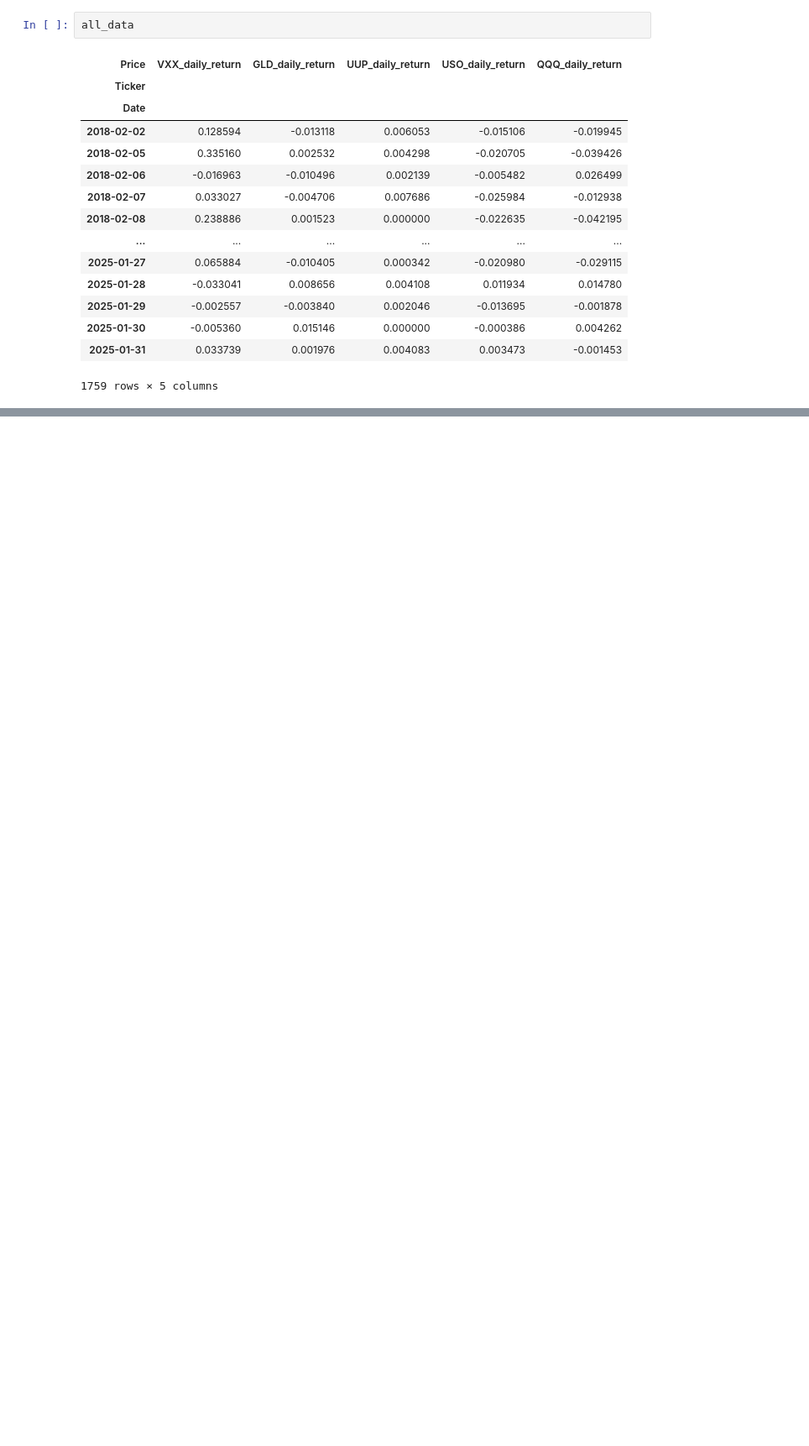
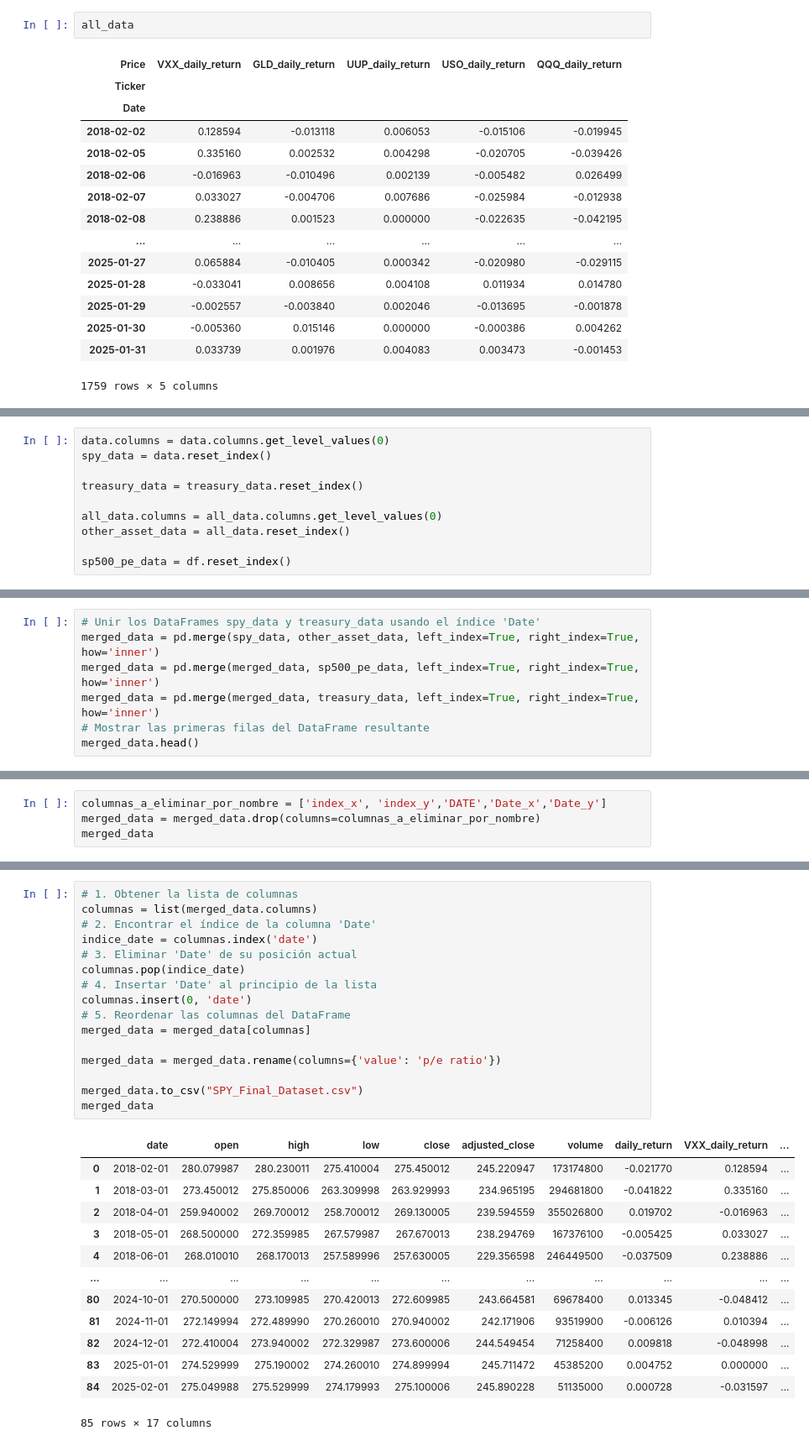
Before and after one commit to ivan-a30/Proyecto-Trading, a Jupyter notebook: SP500-Predicction.ipynb, the cells around one changed output, grey strips where cells are left out. Shown at 84% size. Drawn from its saved outputs; the diff is of its cells as text; blank space fills up the shorter version.

```diff
--- a/SP500-Predicction.ipynb
+++ b/SP500-Predicction.ipynb
@@ -338,0 +392,10 @@ df
+# %%
+data.columns = data.columns.get_level_values(0)
+spy_data = data.reset_index()
+
+treasury_data = treasury_data.reset_index()
+
+all_data.columns = all_data.columns.get_level_values(0)
+other_asset_data = all_data.reset_index()
+
+sp500_pe_data = df.reset_index()
@@ -338,0 +418,7 @@ df
+# %%
+# Unir los DataFrames spy_data y treasury_data usando el índice 'Date'
+merged_data = pd.merge(spy_data, other_asset_data, left_index=True, right_index=True, how='inner')
+merged_data = pd.merge(merged_data, sp500_pe_data, left_index=True, right_index=True, how='inner')
+merged_data = pd.merge(merged_data, treasury_data, left_index=True, right_index=True, how='inner')
+# Mostrar las primeras filas del DataFrame resultante
+merged_data.head()
@@ -338,0 +433,4 @@ df
+# %%
+columnas_a_eliminar_por_nombre = ['index_x', 'index_y','DATE','Date_x','Date_y']
+merged_data = merged_data.drop(columns=columnas_a_eliminar_por_nombre)
+merged_data
@@ -338,0 +451,30 @@ df
+# %%
+# 1. Obtener la lista de columnas
+columnas = list(merged_data.columns)
+# 2. Encontrar el índice de la columna 'Date'
+indice_date = columnas.index('date')
+# 3. Eliminar 'Date' de su posición actual
+columnas.pop(indice_date)
+# 4. Insertar 'Date' al principio de la lista
+columnas.insert(0, 'date')
+# 5. Reordenar las columnas del DataFrame
+merged_data = merged_data[columnas]
+
+merged_data = merged_data.rename(columns={'value': 'p/e ratio'})
+
+merged_data.to_csv("SPY_Final_Dataset.csv")
+merged_data
+# %% [output]
+|  | date | open | high | low | close | adjusted_close | volume | daily_return | VXX_daily_return | ... |
+| 0 | 2018-02-01 | 280.079987 | 280.230011 | 275.410004 | 275.450012 | 245.220947 | 173174800 | -0.021770 | 0.128594 | ... |
+| 1 | 2018-03-01 | 273.450012 | 275.850006 | 263.309998 | 263.929993 | 234.965195 | 294681800 | -0.041822 | 0.335160 | ... |
+| 2 | 2018-04-01 | 259.940002 | 269.700012 | 258.700012 | 269.130005 | 239.594559 | 355026800 | 0.019702 | -0.016963 | ... |
+| 3 | 2018-05-01 | 268.500000 | 272.359985 | 267.579987 | 267.670013 | 238.294769 | 167376100 | -0.005425 | 0.033027 | ... |
+| 4 | 2018-06-01 | 268.010010 | 268.170013 | 257.589996 | 257.630005 | 229.356598 | 246449500 | -0.037509 | 0.238886 | ... |
+| ... | ... | ... | ... | ... | ... | ... | ... | ... | ... | ... |
+| 80 | 2024-10-01 | 270.500000 | 273.109985 | 270.420013 | 272.609985 | 243.664581 | 69678400 | 0.013345 | -0.048412 | ... |
+| 81 | 2024-11-01 | 272.149994 | 272.489990 | 270.260010 | 270.940002 | 242.171906 | 93519900 | -0.006126 | 0.010394 | ... |
+| 82 | 2024-12-01 | 272.410004 | 273.940002 | 272.329987 | 273.600006 | 244.549454 | 71258400 | 0.009818 | -0.048998 | ... |
+| 83 | 2025-01-01 | 274.529999 | 275.190002 | 274.260010 | 274.899994 | 245.711472 | 45385200 | 0.004752 | 0.000000 | ... |
+| 84 | 2025-02-01 | 275.049988 | 275.529999 | 274.179993 | 275.100006 | 245.890228 | 51135000 | 0.000728 | -0.031597 | ... |
+85 rows × 17 columns
```
Also changed, not shown: parts of 47 cells of this notebook.
